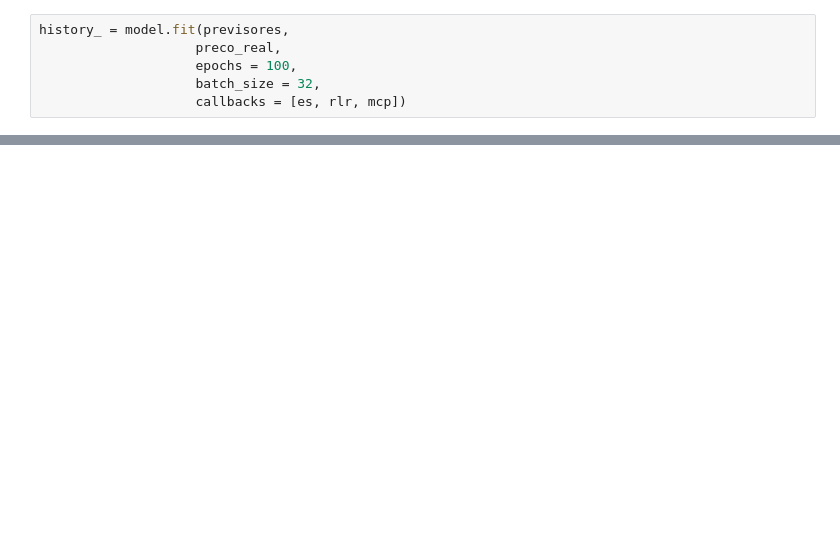
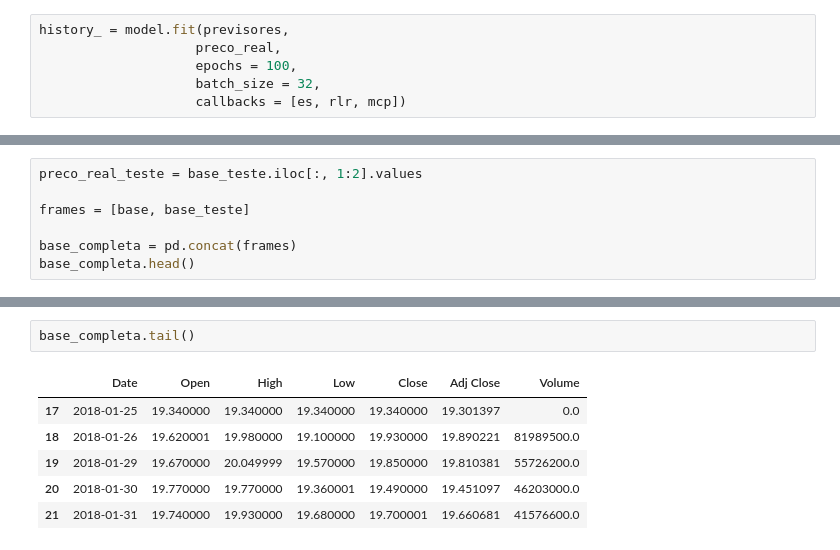
Before and after one commit to itimes-digital/deep-learning-estudo, a Jupyter notebook: serie_temporal_mult_previsores.ipynb, the cells around one changed output, grey strips where cells are left out. Cells and saved outputs as stored; diff of their text form; blank space fills up the shorter version.

```diff
--- a/serie_temporal_mult_previsores.ipynb
+++ b/serie_temporal_mult_previsores.ipynb
@@ -98,0 +154,7 @@ history_ = model.fit(previsores,
+# %%
+preco_real_teste = base_teste.iloc[:, 1:2].values
+
+frames = [base, base_teste]
+
+base_completa = pd.concat(frames)
+base_completa.head()
@@ -98,0 +168,9 @@ history_ = model.fit(previsores,
+# %%
+base_completa.tail()
+# %% [output]
+|  | Date | Open | High | Low | Close | Adj Close | Volume |
+| 17 | 2018-01-25 | 19.340000 | 19.340000 | 19.340000 | 19.340000 | 19.301397 | 0.0 |
+| 18 | 2018-01-26 | 19.620001 | 19.980000 | 19.100000 | 19.930000 | 19.890221 | 81989500.0 |
+| 19 | 2018-01-29 | 19.670000 | 20.049999 | 19.570000 | 19.850000 | 19.810381 | 55726200.0 |
+| 20 | 2018-01-30 | 19.770000 | 19.770000 | 19.360001 | 19.490000 | 19.451097 | 46203000.0 |
+| 21 | 2018-01-31 | 19.740000 | 19.930000 | 19.680000 | 19.700001 | 19.660681 | 41576600.0 |
```
Also changed, not shown: parts of 20 cells of this notebook.
